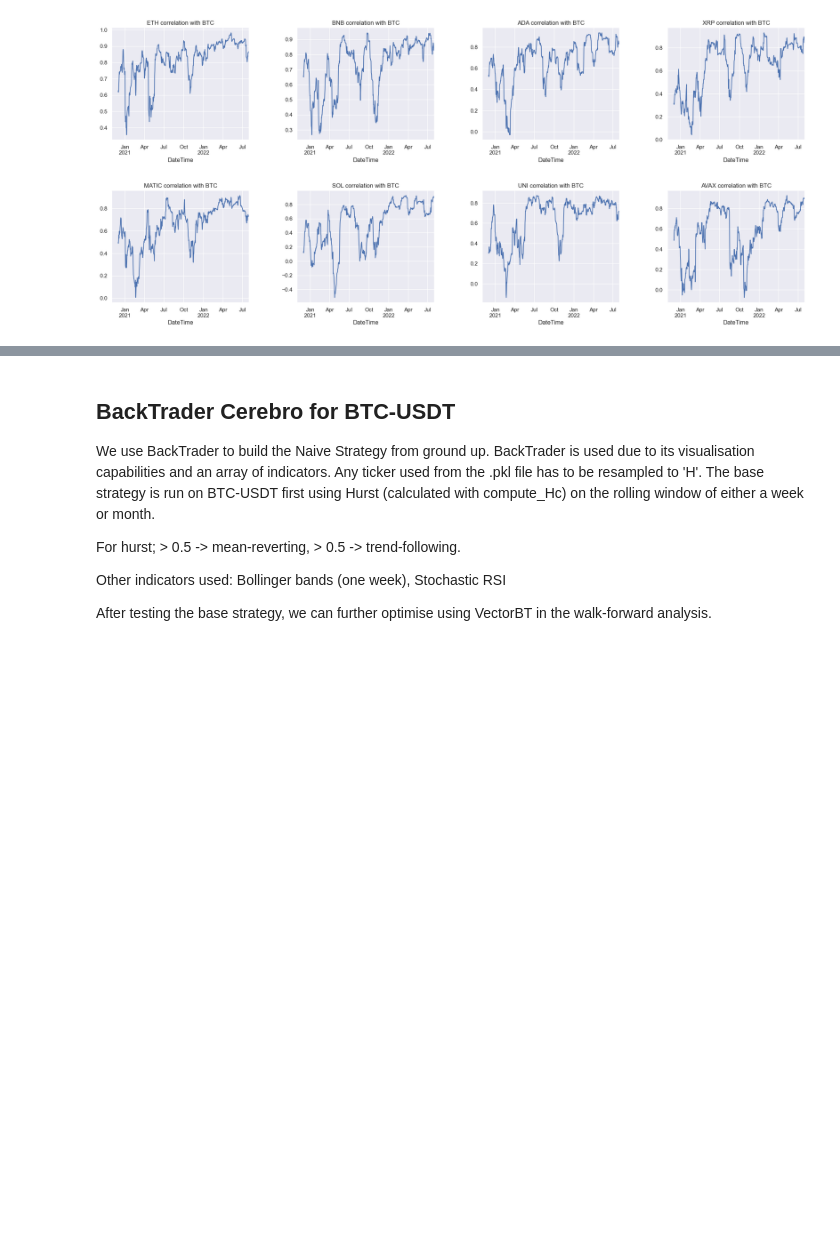
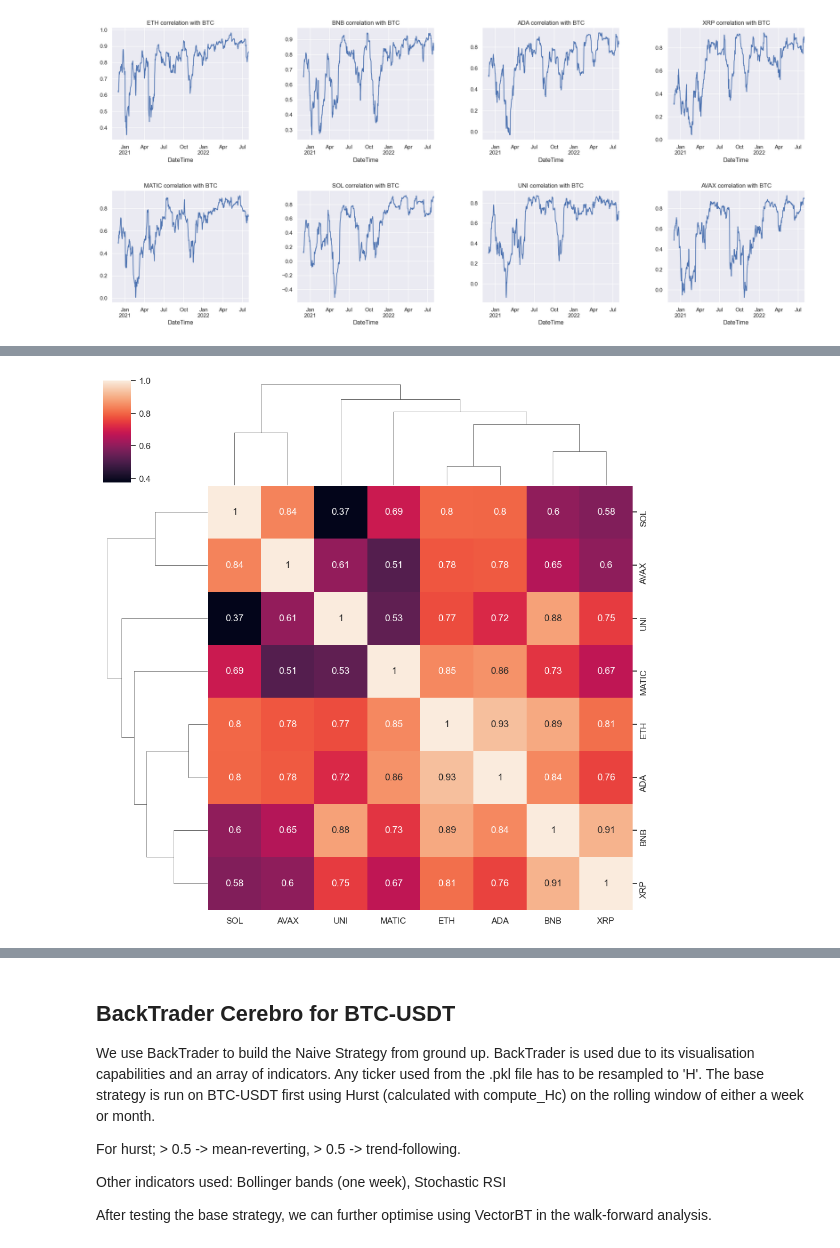
Before and after one commit to regression-gerry/hurst_capstone, a Jupyter notebook: notebooks/rescaled_range_analysis.ipynb, the cells around one changed output, grey strips where cells are left out. Drawn from its saved outputs; the diff is of its cells as text; code cells hidden in the pictures; blank space fills up the shorter version.

```diff
--- a/notebooks/rescaled_range_analysis.ipynb
+++ b/notebooks/rescaled_range_analysis.ipynb
@@ -287,0 +307,3 @@ Wrangle.plot_corr_with_BTC(df_spot, df_perp, '2020-11-01', '2022-08-01', 30, 'D'
+# %%
+ticker_dict_21 = Wrangle.get_all_backtest_ticker_dict(
+    df_spot, df_perp, start_dt='2020-11-01', end_dt='2021-11-01', with_returns=True, with_z_score=False)
@@ -287,0 +315,4 @@ Wrangle.plot_corr_with_BTC(df_spot, df_perp, '2020-11-01', '2022-08-01', 30, 'D'
+# %%
+Wrangle.get_corr_heatmap_altcoins(ticker_dict_21, plot=True)
+# %% [output]
+[figure, added]
```
Also changed, not shown: parts of 26 cells of this notebook.
